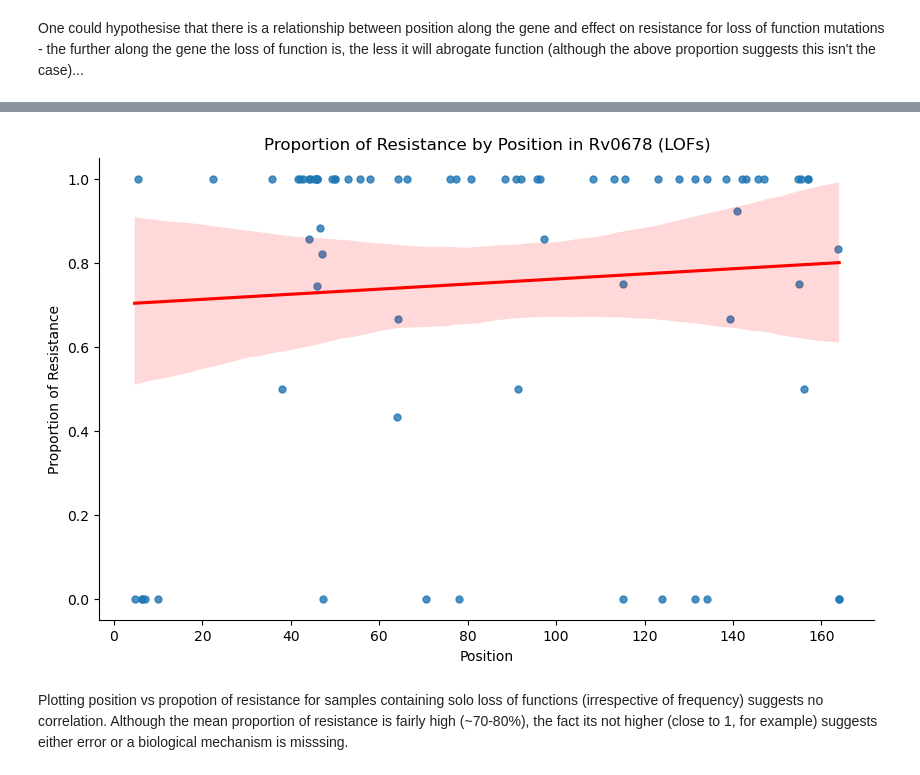
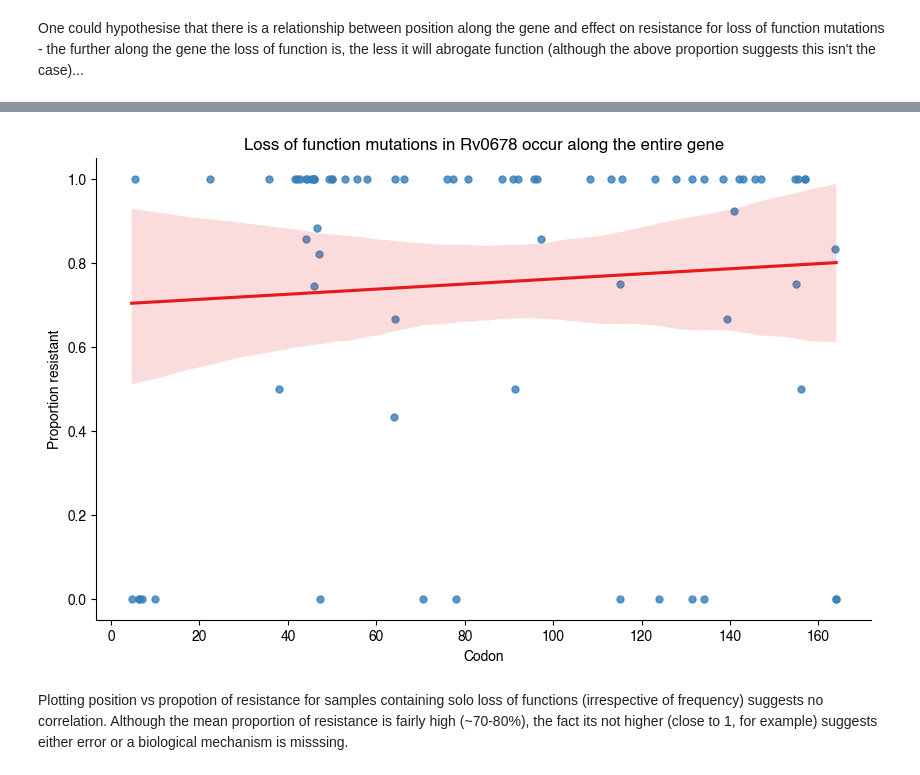
Before and after one commit to fowler-lab/tb-bdq-cat, a Jupyter notebook: supplement.ipynb, the cells around one changed output, grey strips where cells are left out. Cells and saved outputs as stored; diff of their text form; code cells hidden in the pictures.

```diff
--- a/supplement.ipynb
+++ b/supplement.ipynb
@@ -382,10 +386,10 @@ print(f"lofs - Pearson Correlation Coefficient: {pcc_lof}, P-value: {p_value_lof
 
 # Plot the results using sns.regplot for lofs
 plt.figure(figsize=(10, 6))
-sns.regplot(x='Position', y='Proportion', data=df_lof, scatter_kws={'s':25}, line_kws={'color':'red'}, ci=95)
-plt.xlabel('Position')
-plt.ylabel('Proportion of Resistance')
-plt.title('Proportion of Resistance by Position in Rv0678 (LOFs)')
+sns.regplot(x='Position', y='Proportion', data=df_lof, scatter_kws={'s':25, 'color':'#377eb8'}, line_kws={'color':'#e41a1c'}, ci=95)
+plt.xlabel('Codon')
+plt.ylabel('Proportion resistant')
+plt.title('Loss of function mutations in Rv0678 occur along the entire gene')
 ax = plt.gca()
 ax.spines['top'].set_visible(False)
 ax.spines['right'].set_visible(False)
@@ -396,4 +400,4 @@ lofs - Pearson Correlation Coefficient: 0.07479247921026252, P-value: 0.52652227
-[figure, old version]
+[figure, new version]
 # %% [markdown]
 Plotting position vs propotion of resistance for samples containing solo loss of functions (irrespective of frequency) suggests no correlation. Although the mean proportion of resistance is fairly high (~70-80%), the fact its not higher (close to 1, for example) suggests either error or a biological mechanism is misssing.
 # %% [markdown]
```
Also changed, not shown: parts of 19 cells of this notebook, 14 other files.
